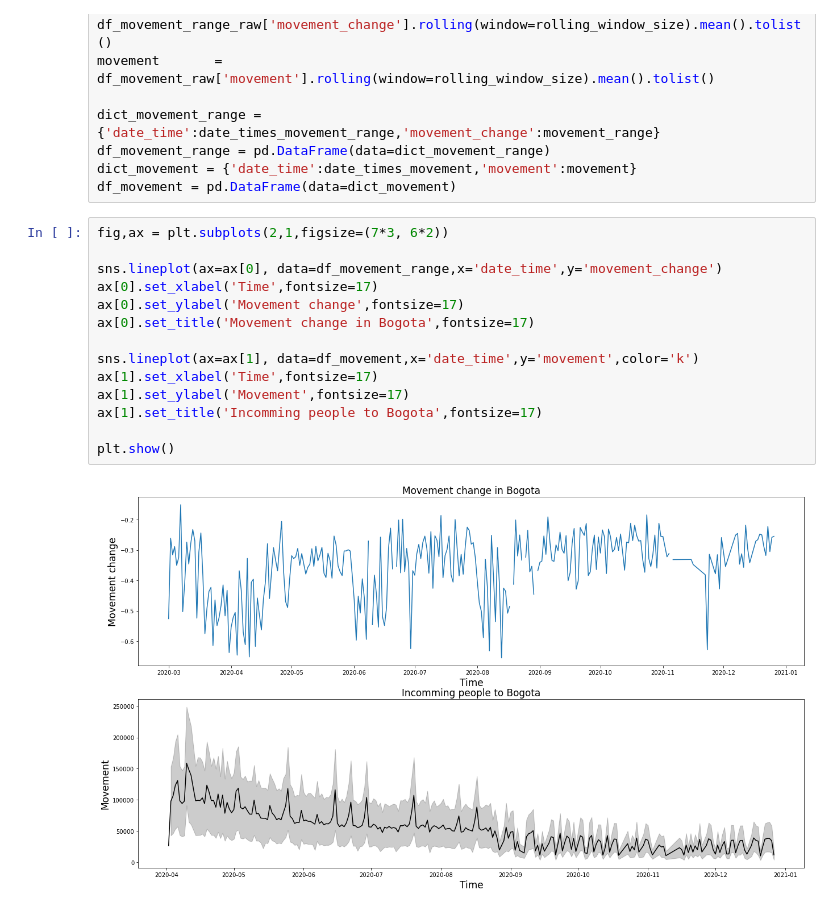
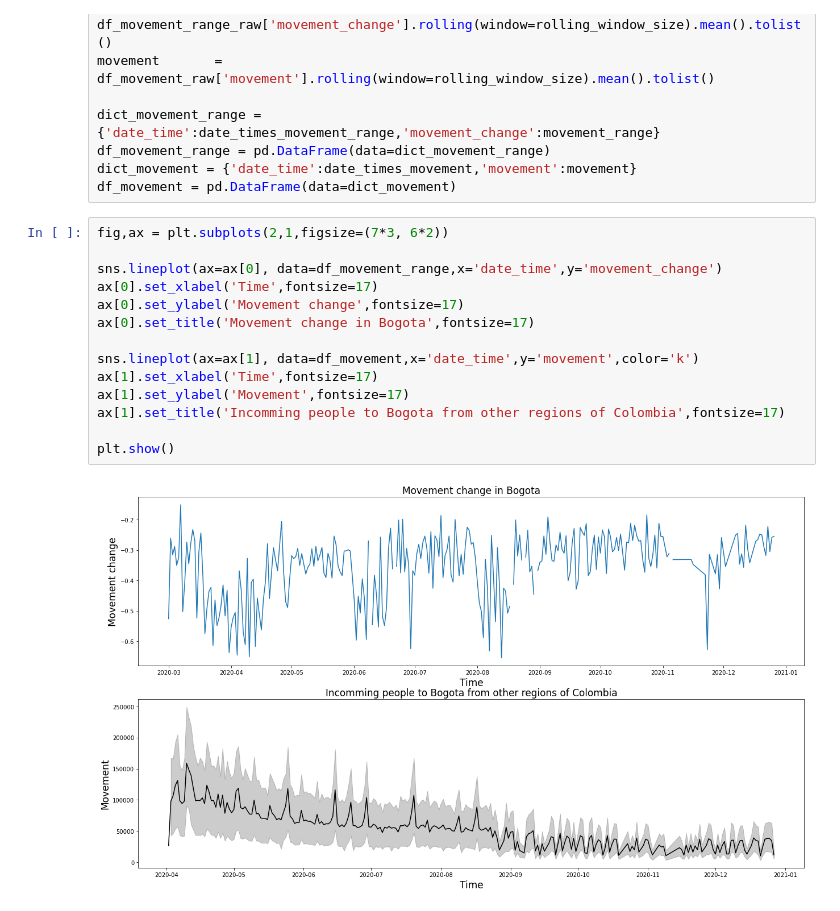
Before and after one commit to samueltof/covid19_forecast_ml, a Jupyter notebook: data_visualization.ipynb, the cells around one changed output. Saved outputs shown, nothing was run; the diff lists cells and outputs as text.

```diff
--- a/data_visualization.ipynb
+++ b/data_visualization.ipynb
@@ -79,16 +80,16 @@ df_movement = pd.DataFrame(data=dict_movement)
 # %%
 fig,ax = plt.subplots(2,1,figsize=(7*3, 6*2))
 
 sns.lineplot(ax=ax[0], data=df_movement_range,x='date_time',y='movement_change')
 ax[0].set_xlabel('Time',fontsize=17)
 ax[0].set_ylabel('Movement change',fontsize=17)
 ax[0].set_title('Movement change in Bogota',fontsize=17)
 
 sns.lineplot(ax=ax[1], data=df_movement,x='date_time',y='movement',color='k')
 ax[1].set_xlabel('Time',fontsize=17)
 ax[1].set_ylabel('Movement',fontsize=17)
-ax[1].set_title('Incomming people to Bogota',fontsize=17)
+ax[1].set_title('Incomming people to Bogota from other regions of Colombia',fontsize=17)
 
 plt.show()
 # %% [output]
-[figure, old version]
+[figure, new version]
```
Also changed, not shown: parts of 4 cells of this notebook, 1 other file.
